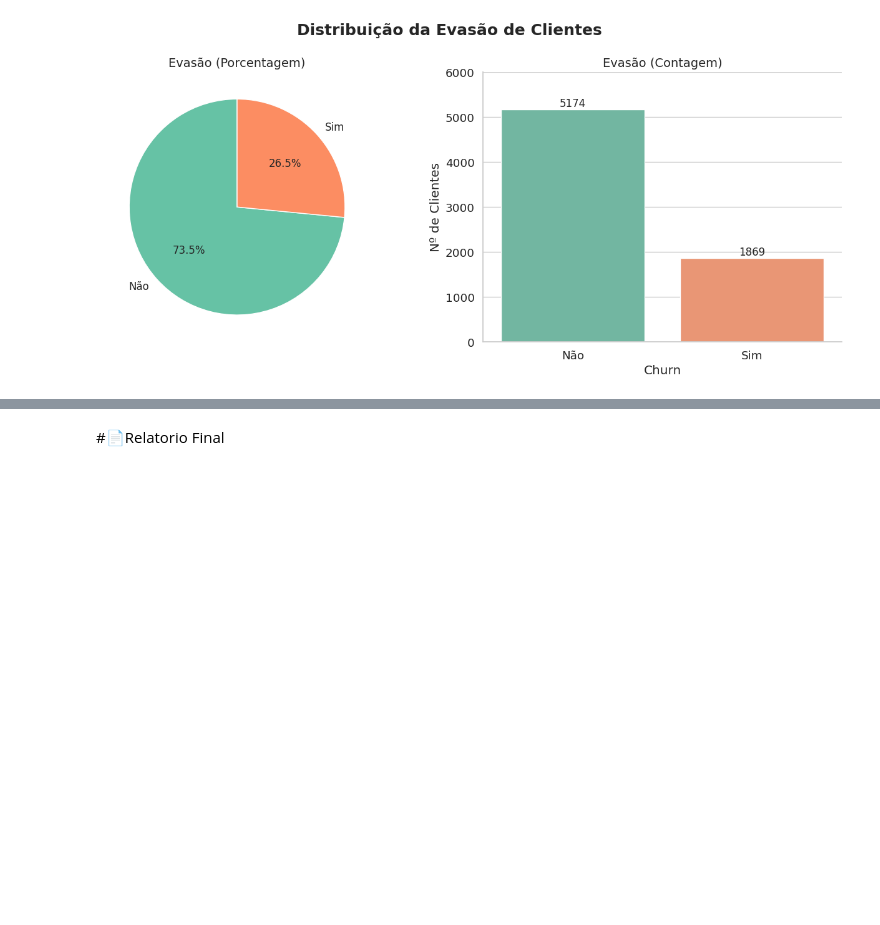
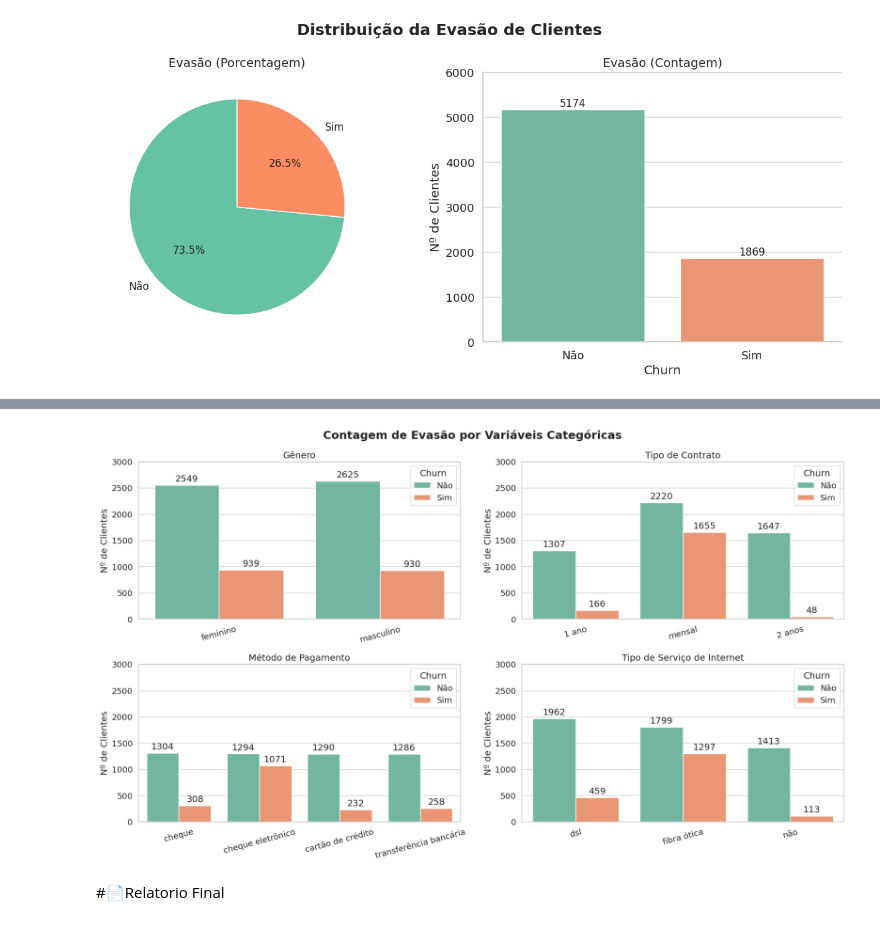
Before and after one commit to rodrigosergiosilva/challenge-telecom-x, a Jupyter notebook: TelecomX_BR.ipynb, the cells around one changed output, grey strips where cells are left out. Drawn from its saved outputs; the diff is of its cells as text; code cells hidden in the pictures; blank space fills up the shorter version.

Commit message:
Carga e Análise (L - Load & Analysis) - Contagem de Evasão por Variáveis Categóricas

```diff
--- a/TelecomX_BR.ipynb
+++ b/TelecomX_BR.ipynb
@@ -383,2 +385,84 @@ plt.show()
+# %%
+# Como a evasão se distribui de acordo com variáveis categóricas, como gênero, tipo de contrato, método de pagamento, entre outras.
+
+# Cria uma figura com 4 subgráficos (2 linhas, 2 colunas) e define o tamanho da figura
+fig, axs = plt.subplots(2, 2, figsize=(17, 10))
+
+# Ajusta o espaçamento entre os subgráficos na vertical (hspace) e horizontal (wspace)
+fig.subplots_adjust(hspace=0.5, wspace=0.3)
+
+# Define o título principal da figura
+fig.suptitle('Contagem de Evasão por Variáveis Categóricas', fontsize=18, fontweight='bold')
+
+# Define o estilo dos gráficos com seaborn: fundo claro, paleta de cores Set2 e tamanho da fonte ajustado
+sns.set(style='whitegrid', palette='Set2', font_scale=1.2)
+
+# Gráfico 1: Gênero x Evasão
+sns.countplot(
+    data=df_dados_normalizados,
+    x='Genero',
+    hue=df_dados_normalizados['Churn'].map({0: 'Não', 1: 'Sim'}),
+    ax=axs[0,0]
+)
+axs[0,0].set_title('Gênero')
+
+# Gráfico 2: Tipo de Contrato x Evasão
+sns.countplot(
+    data=df_dados_normalizados,
+    x='Tipo_Contrato',
+    hue=df_dados_normalizados['Churn'].map({0: 'Não', 1: 'Sim'}),
+    ax=axs[0,1]
+)
+axs[0,1].set_title('Tipo de Contrato')
+
+# Gráfico 3: Método de Pagamento x Evasão
+sns.countplot(
+    data=df_dados_normalizados,
+    x='Forma_Pagamento',
+    hue=df_dados_normalizados['Churn'].map({0: 'Não', 1: 'Sim'}),
+    ax=axs[1,0]
+)
+axs[1,0].set_title('Método de Pagamento')
+
+# Gráfico 4: Tipo de Serviço de Internet x Evasão
+sns.countplot(
+    data=df_dados_normalizados,
+    x='Servico_Internet',
+    hue=df_dados_normalizados['Churn'].map({0: 'Não', 1: 'Sim'}),
+    ax=axs[1,1]
+)
+axs[1,1].set_title('Tipo de Serviço de Internet')
+
+# Define os limites do eixo y para todos os subgráficos
+ymin = 0
+ymax = 3000
+
+# Itera sobre todos os subgráficos
+for ax in axs.ravel():
+    ax.set_ylim(ymin, ymax)                     # Define o limite do eixo y
+    ax.tick_params(axis='x', rotation=15)       # Rotaciona os rótulos do eixo x
+    ax.set_xlabel('')                           # Remove o rótulo do eixo x
+    ax.set_ylabel('Nº de Clientes')             # Define o rótulo do eixo y
+
+    # Adiciona anotações com os valores no topo de cada barra, apenas se a altura for > 0
+    for p in ax.patches:
+        if p.get_height() > 0:
+            ax.annotate(
+                f'{p.get_height():.0f}',
+                (p.get_x() + p.get_width() / 2., p.get_height()),
+                ha='center', va='center',
+                xytext=(0, 10), textcoords='offset points'
+            )
+
+# Salva a figura em um arquivo .png com alta resolução e margens ajustadas
+plt.savefig('contagem_evasao_por_variaveis_categoricas.png', dpi=300, bbox_inches='tight')
+
+# Ajusta automaticamente o layout para evitar sobreposição de elementos
+plt.tight_layout()
+
+# Exibe os gráficos
+plt.show()
+# %% [output]
+[figure, added]
 # %% [markdown]
 #📄Relatorio Final
```
Also changed, not shown: parts of 1 cell of this notebook.
